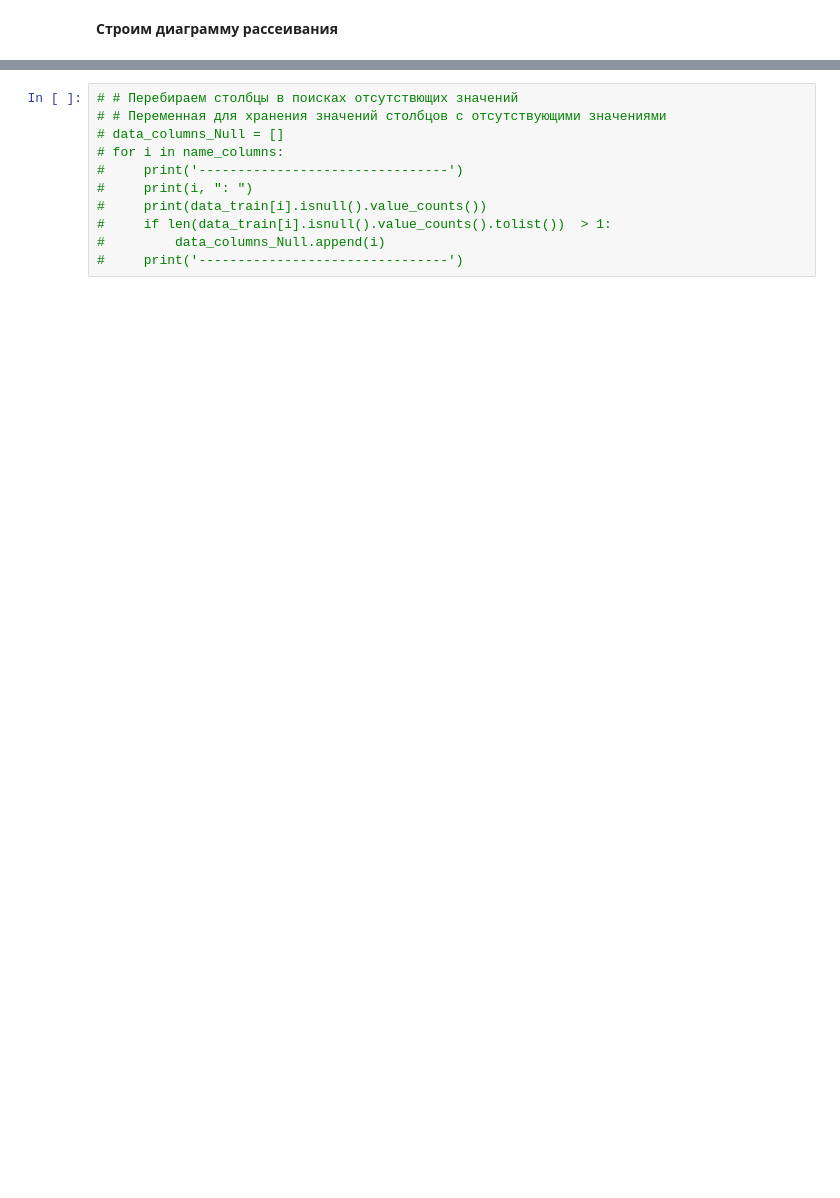
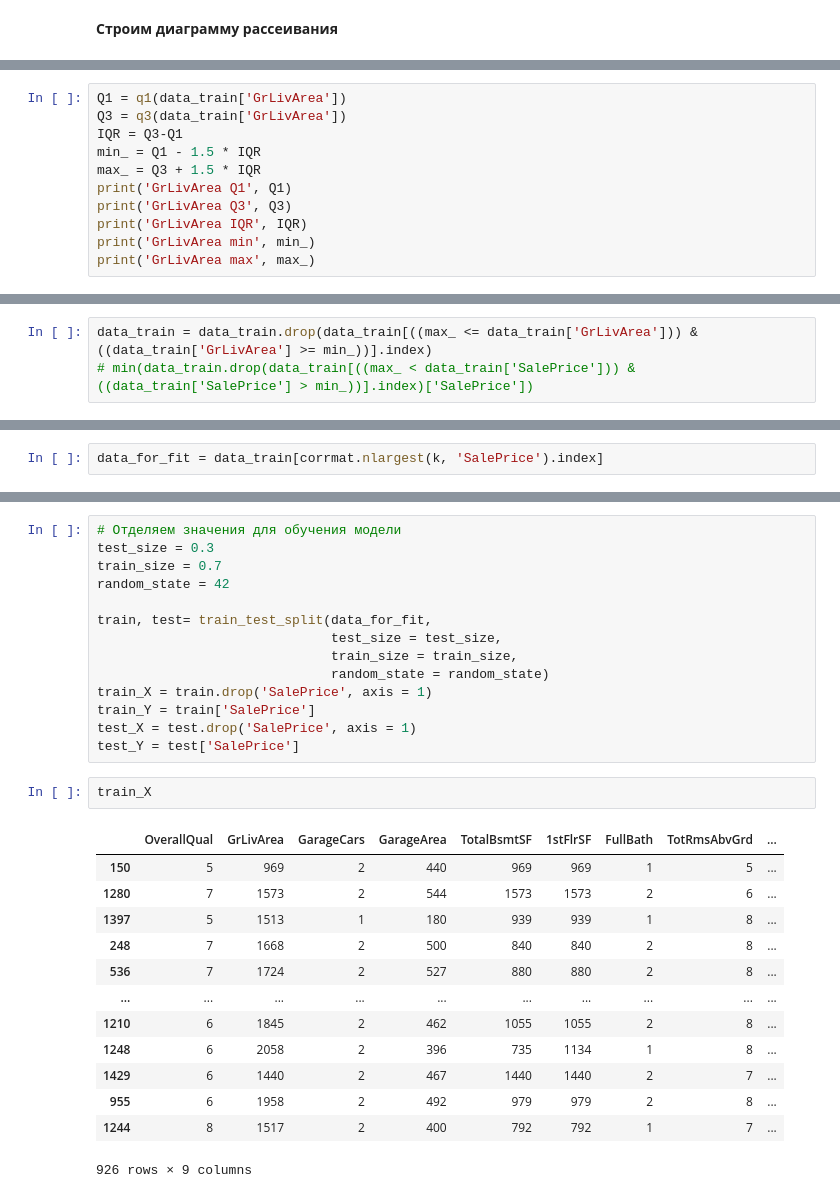
Before and after one commit to NikSuPNU/HousePricesPrediction, a Jupyter notebook: House Prices - Advanced Regression Techniques.ipynb, the cells around one changed output, grey strips where cells are left out. Drawn from its saved outputs; the diff is of its cells as text; blank space fills up the shorter version.

```diff
--- a/House Prices - Advanced Regression Techniques.ipynb
+++ b/House Prices - Advanced Regression Techniques.ipynb
@@ -171,0 +279,11 @@ plt.show()
+# %%
+Q1 = q1(data_train['GrLivArea'])
+Q3 = q3(data_train['GrLivArea'])
+IQR = Q3-Q1
+min_ = Q1 - 1.5 * IQR
+max_ = Q3 + 1.5 * IQR
+print('GrLivArea Q1', Q1)
+print('GrLivArea Q3', Q3)
+print('GrLivArea IQR', IQR)
+print('GrLivArea min', min_)
+print('GrLivArea max', max_)
@@ -171,0 +296,3 @@ plt.show()
+# %%
+data_train = data_train.drop(data_train[((max_ <= data_train['GrLivArea'])) & ((data_train['GrLivArea'] >= min_))].index)
+# min(data_train.drop(data_train[((max_ < data_train['SalePrice'])) & ((data_train['SalePrice'] > min_))].index)['SalePrice'])
@@ -171,0 +344,2 @@ plt.show()
+# %%
+data_for_fit = data_train[corrmat.nlargest(k, 'SalePrice').index]
@@ -172,12 +353,31 @@ plt.show()
+# %%
+# Отделяем значения для обучения модели
+test_size = 0.3
+train_size = 0.7
+random_state = 42
+
+train, test= train_test_split(data_for_fit,
+                              test_size = test_size,
+                              train_size = train_size,
+                              random_state = random_state)
+train_X = train.drop('SalePrice', axis = 1)
+train_Y = train['SalePrice']
+test_X = test.drop('SalePrice', axis = 1)
+test_Y = test['SalePrice']
 # %%
-# # Перебираем столбцы в поисках отсутствющих значений
-# # Переменная для хранения значений столбцов с отсутствующими значениями
-# data_columns_Null = []
-# for i in name_columns:
-#     print('--------------------------------')
-#     print(i, ": ")
-#     print(data_train[i].isnull().value_counts())
-#     if len(data_train[i].isnull().value_counts().tolist())  > 1:
-#         data_columns_Null.append(i)
-#     print('--------------------------------')
+train_X
+# %% [output]
+|  | OverallQual | GrLivArea | GarageCars | GarageArea | TotalBsmtSF | 1stFlrSF | FullBath | TotRmsAbvGrd | ... |
+| 150 | 5 | 969 | 2 | 440 | 969 | 969 | 1 | 5 | ... |
+| 1280 | 7 | 1573 | 2 | 544 | 1573 | 1573 | 2 | 6 | ... |
+| 1397 | 5 | 1513 | 1 | 180 | 939 | 939 | 1 | 8 | ... |
+| 248 | 7 | 1668 | 2 | 500 | 840 | 840 | 2 | 8 | ... |
+| 536 | 7 | 1724 | 2 | 527 | 880 | 880 | 2 | 8 | ... |
+| ... | ... | ... | ... | ... | ... | ... | ... | ... | ... |
+| 1210 | 6 | 1845 | 2 | 462 | 1055 | 1055 | 2 | 8 | ... |
+| 1248 | 6 | 2058 | 2 | 396 | 735 | 1134 | 1 | 8 | ... |
+| 1429 | 6 | 1440 | 2 | 467 | 1440 | 1440 | 2 | 7 | ... |
+| 955 | 6 | 1958 | 2 | 492 | 979 | 979 | 2 | 8 | ... |
+| 1244 | 8 | 1517 | 2 | 400 | 792 | 792 | 1 | 7 | ... |
+926 rows × 9 columns
 # %%
```
Also changed, not shown: parts of 34 cells of this notebook.
